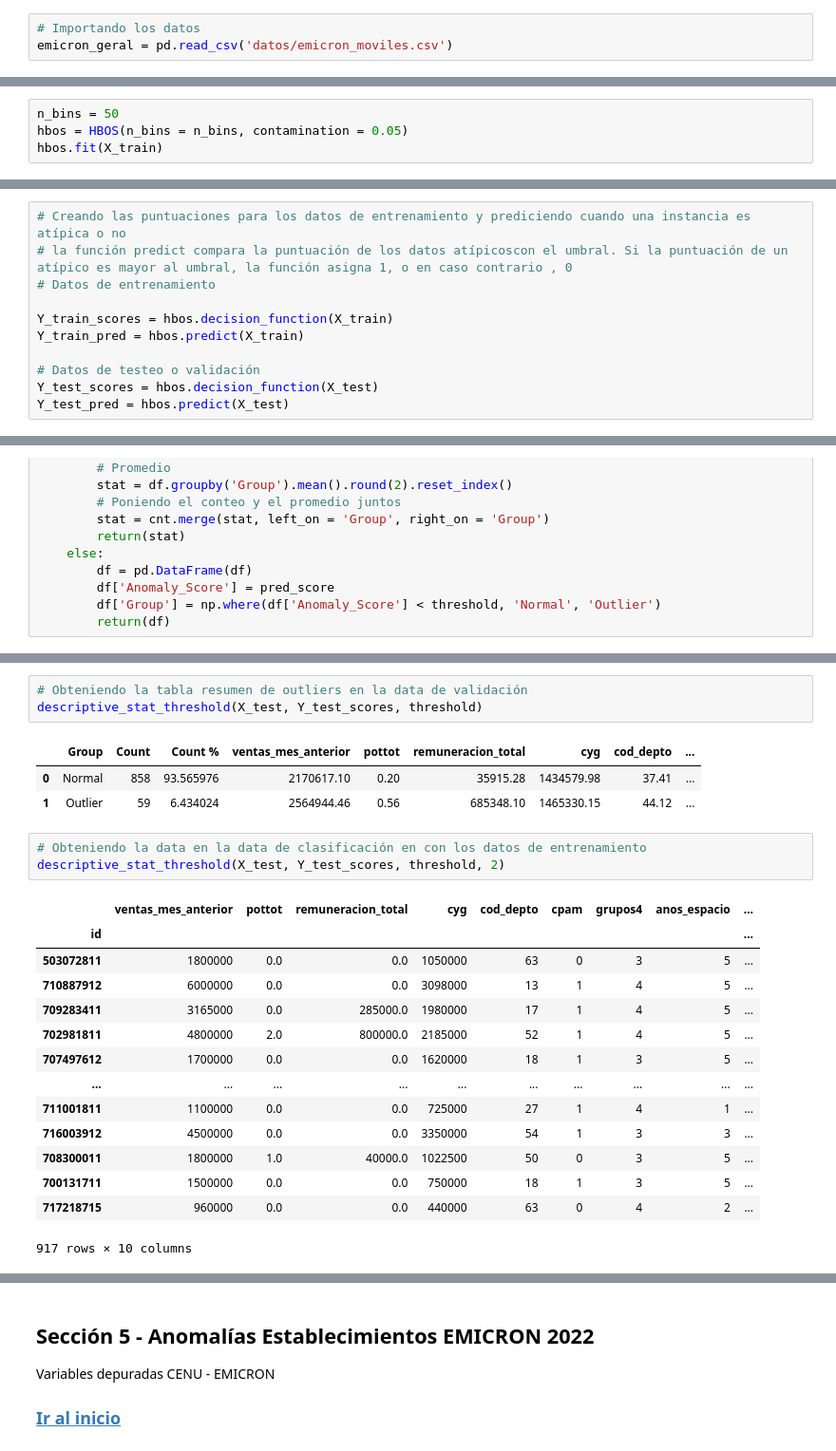
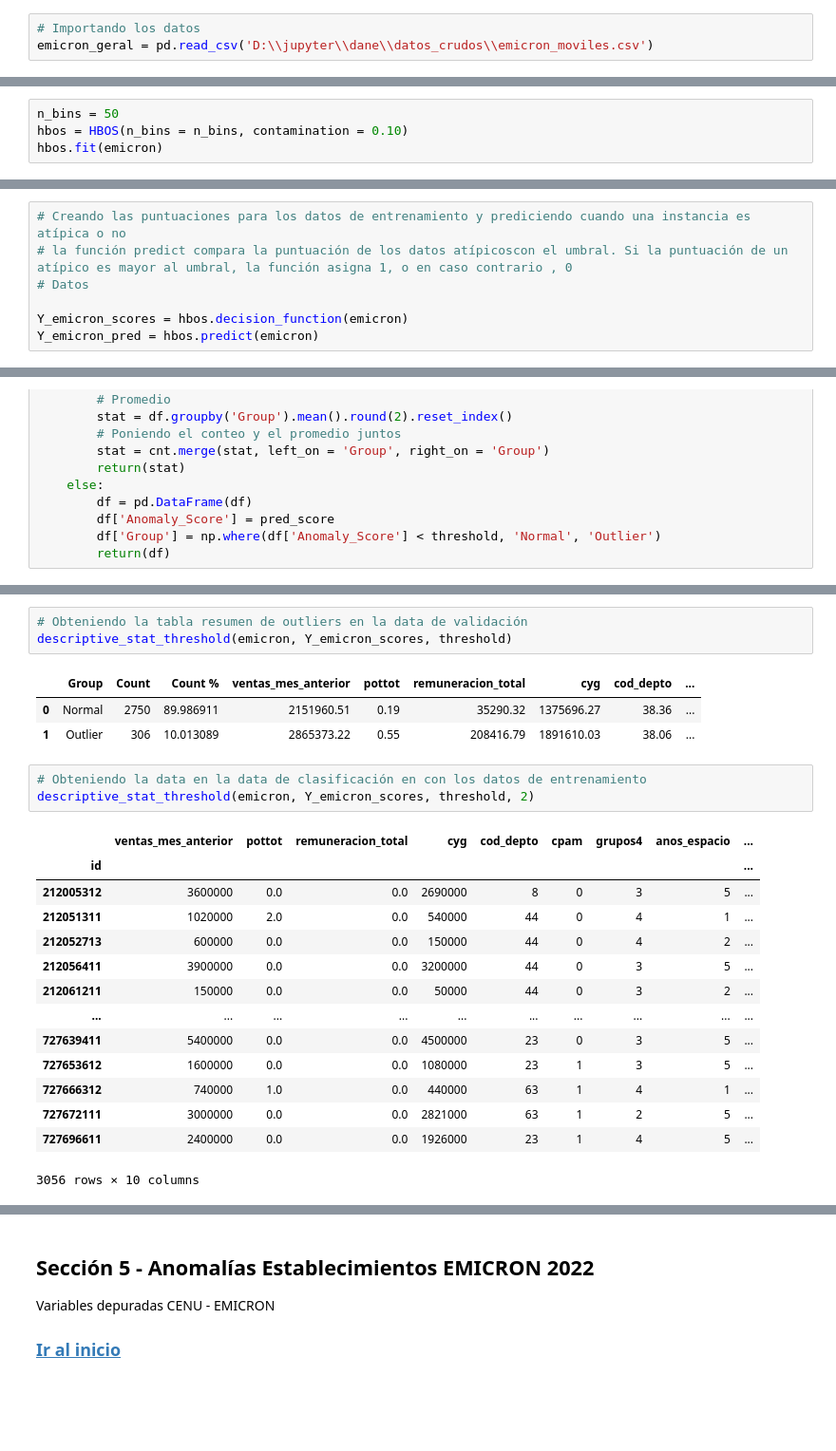
Before and after one commit to Ingenieco/dane, a Jupyter notebook: codigos_2024/HBOS_emicron.ipynb, the cells around one changed output, grey strips where cells are left out. Shown at 95% size. Cells and saved outputs as stored; diff of their text form; blank space fills up the shorter version.

```diff
--- a/codigos_2024/HBOS_emicron.ipynb
+++ b/codigos_2024/HBOS_emicron.ipynb
@@ -1074,7 +1075,7 @@ Variables depuradas CENU - EMICRON
 ### Aplicación del algoritmo **PUESTOS MÓVILES** para las variables homologadas entre la encuesta EMICRON y CENU
 # %%
 # Importando los datos
-emicron_geral = pd.read_csv('datos/emicron_moviles.csv')
+emicron_geral = pd.read_csv('D:\\jupyter\\dane\\datos_crudos\\emicron_moviles.csv')
 # %%
 #convirtiendo las variables en minúsculas
 emicron_geral = emicron_geral.rename(columns = lambda x:x.lower())
@@ -1188,5 +1166,5 @@ plt.show()
 # %%
 n_bins = 50
-hbos = HBOS(n_bins = n_bins, contamination = 0.05)
-hbos.fit(X_train)
+hbos = HBOS(n_bins = n_bins, contamination = 0.10)
+hbos.fit(emicron)
 # %% [output]
@@ -1198,12 +1176,8 @@ El umbral para los datos de ratio contaminados:  10.803551876387155
 # %%
 # Creando las puntuaciones para los datos de entrenamiento y prediciendo cuando una instancia es atípica o no
 # la función predict compara la puntuación de los datos atípicoscon el umbral. Si la puntuación de un atípico es mayor al umbral, la función asigna 1, o en caso contrario , 0
-# Datos de entrenamiento
+# Datos
 
-Y_train_scores = hbos.decision_function(X_train)
-Y_train_pred = hbos.predict(X_train)
-
-# Datos de testeo o validación
-Y_test_scores = hbos.decision_function(X_test)
-Y_test_pred = hbos.predict(X_test)
+Y_emicron_scores = hbos.decision_function(emicron)
+Y_emicron_pred = hbos.predict(emicron)
 # %%
@@ -1281,25 +1253,25 @@ descriptive_stat_threshold(X_train, Y_train_scores, threshold, 2)
 # %%
 # Obteniendo la tabla resumen de outliers en la data de validación
-descriptive_stat_threshold(X_test, Y_test_scores, threshold)
+descriptive_stat_threshold(emicron, Y_emicron_scores, threshold)
 # %% [output]
 |  | Group | Count | Count % | ventas_mes_anterior | pottot | remuneracion_total | cyg | cod_depto | ... |
-| 0 | Normal | 858 | 93.565976 | 2170617.10 | 0.20 | 35915.28 | 1434579.98 | 37.41 | ... |
-| 1 | Outlier | 59 | 6.434024 | 2564944.46 | 0.56 | 685348.10 | 1465330.15 | 44.12 | ... |
+| 0 | Normal | 2750 | 89.986911 | 2151960.51 | 0.19 | 35290.32 | 1375696.27 | 38.36 | ... |
+| 1 | Outlier | 306 | 10.013089 | 2865373.22 | 0.55 | 208416.79 | 1891610.03 | 38.06 | ... |
 # %%
 # Obteniendo la data en la data de clasificación en con los datos de entrenamiento
-descriptive_stat_threshold(X_test, Y_test_scores, threshold, 2)
+descriptive_stat_threshold(emicron, Y_emicron_scores, threshold, 2)
 # %% [output]
 |  | ventas_mes_anterior | pottot | remuneracion_total | cyg | cod_depto | cpam | grupos4 | anos_espacio | ... |
 | id |  |  |  |  |  |  |  |  | ... |
-| 503072811 | 1800000 | 0.0 | 0.0 | 1050000 | 63 | 0 | 3 | 5 | ... |
-| 710887912 | 6000000 | 0.0 | 0.0 | 3098000 | 13 | 1 | 4 | 5 | ... |
-| 709283411 | 3165000 | 0.0 | 285000.0 | 1980000 | 17 | 1 | 4 | 5 | ... |
-| 702981811 | 4800000 | 2.0 | 800000.0 | 2185000 | 52 | 1 | 4 | 5 | ... |
-| 707497612 | 1700000 | 0.0 | 0.0 | 1620000 | 18 | 1 | 3 | 5 | ... |
+| 212005312 | 3600000 | 0.0 | 0.0 | 2690000 | 8 | 0 | 3 | 5 | ... |
+| 212051311 | 1020000 | 2.0 | 0.0 | 540000 | 44 | 0 | 4 | 1 | ... |
+| 212052713 | 600000 | 0.0 | 0.0 | 150000 | 44 | 0 | 4 | 2 | ... |
+| 212056411 | 3900000 | 0.0 | 0.0 | 3200000 | 44 | 0 | 3 | 5 | ... |
+| 212061211 | 150000 | 0.0 | 0.0 | 50000 | 44 | 0 | 3 | 2 | ... |
 | ... | ... | ... | ... | ... | ... | ... | ... | ... | ... |
-| 711001811 | 1100000 | 0.0 | 0.0 | 725000 | 27 | 1 | 4 | 1 | ... |
-| 716003912 | 4500000 | 0.0 | 0.0 | 3350000 | 54 | 1 | 3 | 3 | ... |
-| 708300011 | 1800000 | 1.0 | 40000.0 | 1022500 | 50 | 0 | 3 | 5 | ... |
-| 700131711 | 1500000 | 0.0 | 0.0 | 750000 | 18 | 1 | 3 | 5 | ... |
-| 717218715 | 960000 | 0.0 | 0.0 | 440000 | 63 | 0 | 4 | 2 | ... |
+| 727639411 | 5400000 | 0.0 | 0.0 | 4500000 | 23 | 0 | 3 | 5 | ... |
+| 727653612 | 1600000 | 0.0 | 0.0 | 1080000 | 23 | 1 | 3 | 5 | ... |
+| 727666312 | 740000 | 1.0 | 0.0 | 440000 | 63 | 1 | 4 | 1 | ... |
+| 727672111 | 3000000 | 0.0 | 0.0 | 2821000 | 63 | 1 | 2 | 5 | ... |
+| 727696611 | 2400000 | 0.0 | 0.0 | 1926000 | 23 | 1 | 4 | 5 | ... |
-917 rows × 10 columns
+3056 rows × 10 columns
```
Also changed, not shown: parts of 52 cells of this notebook, 2 other files.
